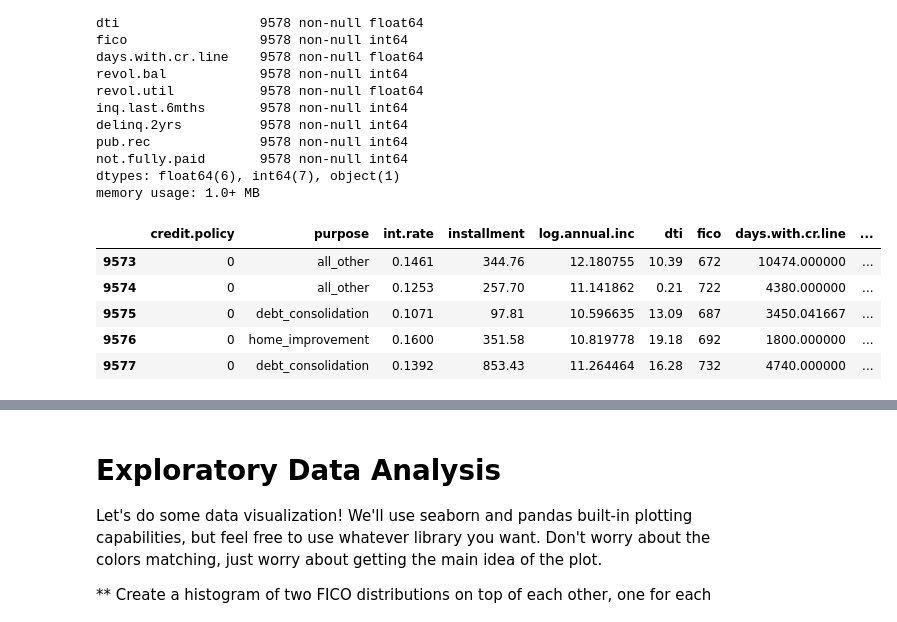
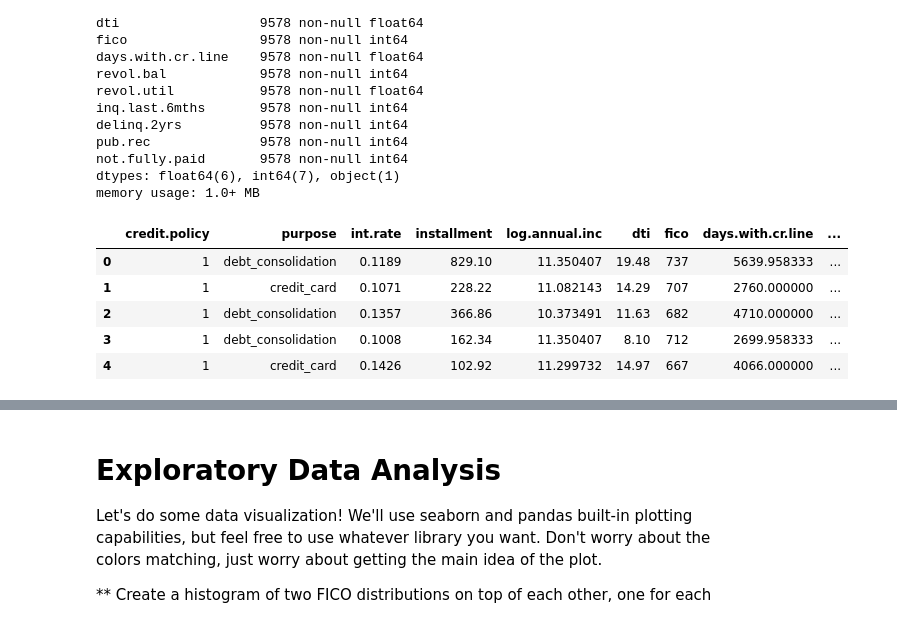
Before and after one commit to jacobamiller/Python-Data-Science-and-Machine-Learning-Bootcamp, a Jupyter notebook: 04 Decision Trees and Random Forests/Decision Trees and Random Forest Project .ipynb, the cells around one changed output, grey strips where cells are left out. Saved outputs shown, nothing was run; the diff lists cells and outputs as text; code cells hidden in the pictures.

```diff
--- a/04 Decision Trees and Random Forests/Decision Trees and Random Forest Project .ipynb
+++ b/04 Decision Trees and Random Forests/Decision Trees and Random Forest Project .ipynb
@@ -67,14 +67,13 @@ dtypes: float64(6), int64(7), object(1)
 memory usage: 1.0+ MB
 # %%
 loans.head()
-loans.tail()
 # %% [output]
 |  | credit.policy | purpose | int.rate | installment | log.annual.inc | dti | fico | days.with.cr.line | ... |
-| 9573 | 0 | all_other | 0.1461 | 344.76 | 12.180755 | 10.39 | 672 | 10474.000000 | ... |
-| 9574 | 0 | all_other | 0.1253 | 257.70 | 11.141862 | 0.21 | 722 | 4380.000000 | ... |
-| 9575 | 0 | debt_consolidation | 0.1071 | 97.81 | 10.596635 | 13.09 | 687 | 3450.041667 | ... |
-| 9576 | 0 | home_improvement | 0.1600 | 351.58 | 10.819778 | 19.18 | 692 | 1800.000000 | ... |
-| 9577 | 0 | debt_consolidation | 0.1392 | 853.43 | 11.264464 | 16.28 | 732 | 4740.000000 | ... |
+| 0 | 1 | debt_consolidation | 0.1189 | 829.10 | 11.350407 | 19.48 | 737 | 5639.958333 | ... |
+| 1 | 1 | credit_card | 0.1071 | 228.22 | 11.082143 | 14.29 | 707 | 2760.000000 | ... |
+| 2 | 1 | debt_consolidation | 0.1357 | 366.86 | 10.373491 | 11.63 | 682 | 4710.000000 | ... |
+| 3 | 1 | debt_consolidation | 0.1008 | 162.34 | 11.350407 | 8.10 | 712 | 2699.958333 | ... |
+| 4 | 1 | credit_card | 0.1426 | 102.92 | 11.299732 | 14.97 | 667 | 4066.000000 | ... |
 # %%
 loans.describe()
 # %% [output]
```
Also changed, not shown: parts of 26 cells of this notebook.
